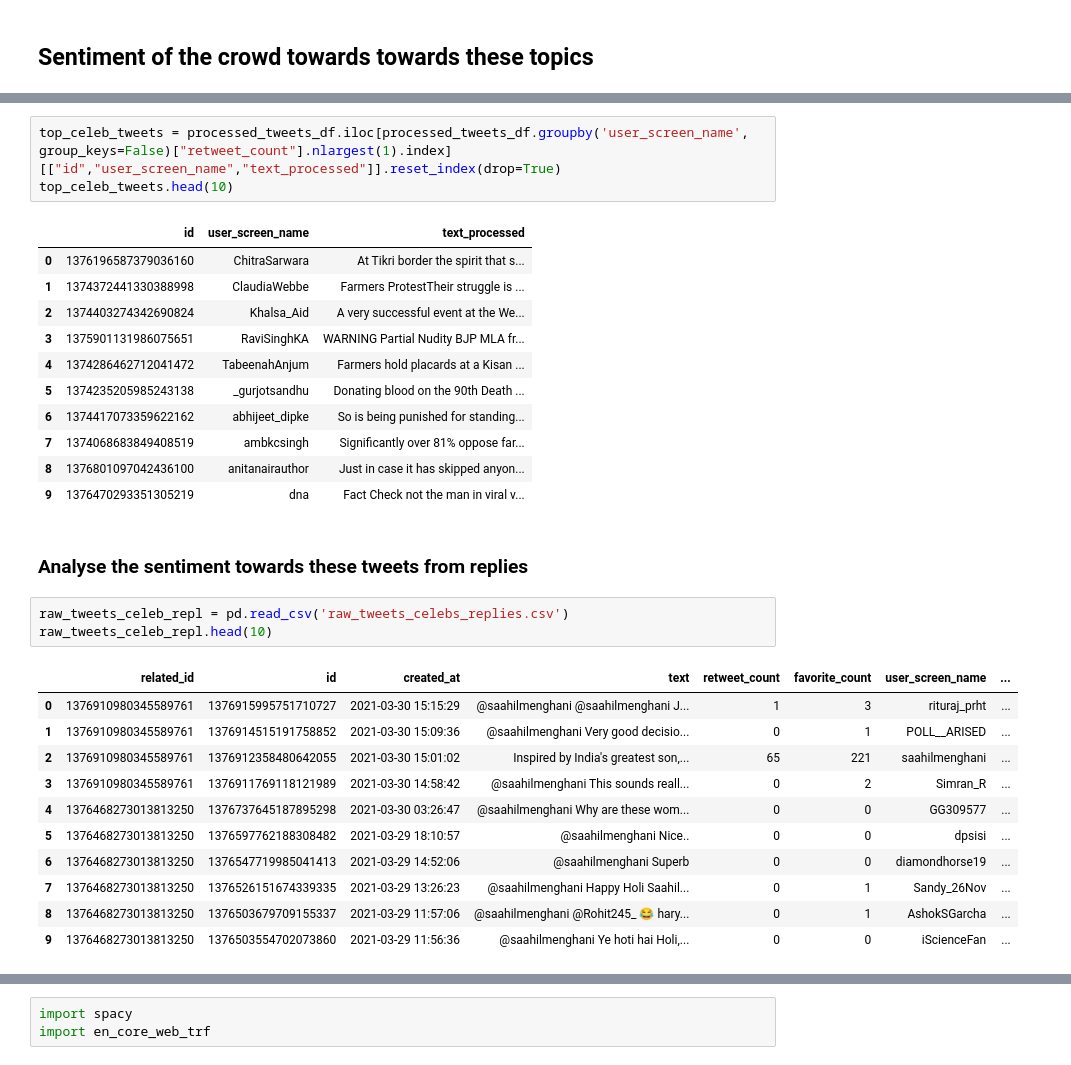
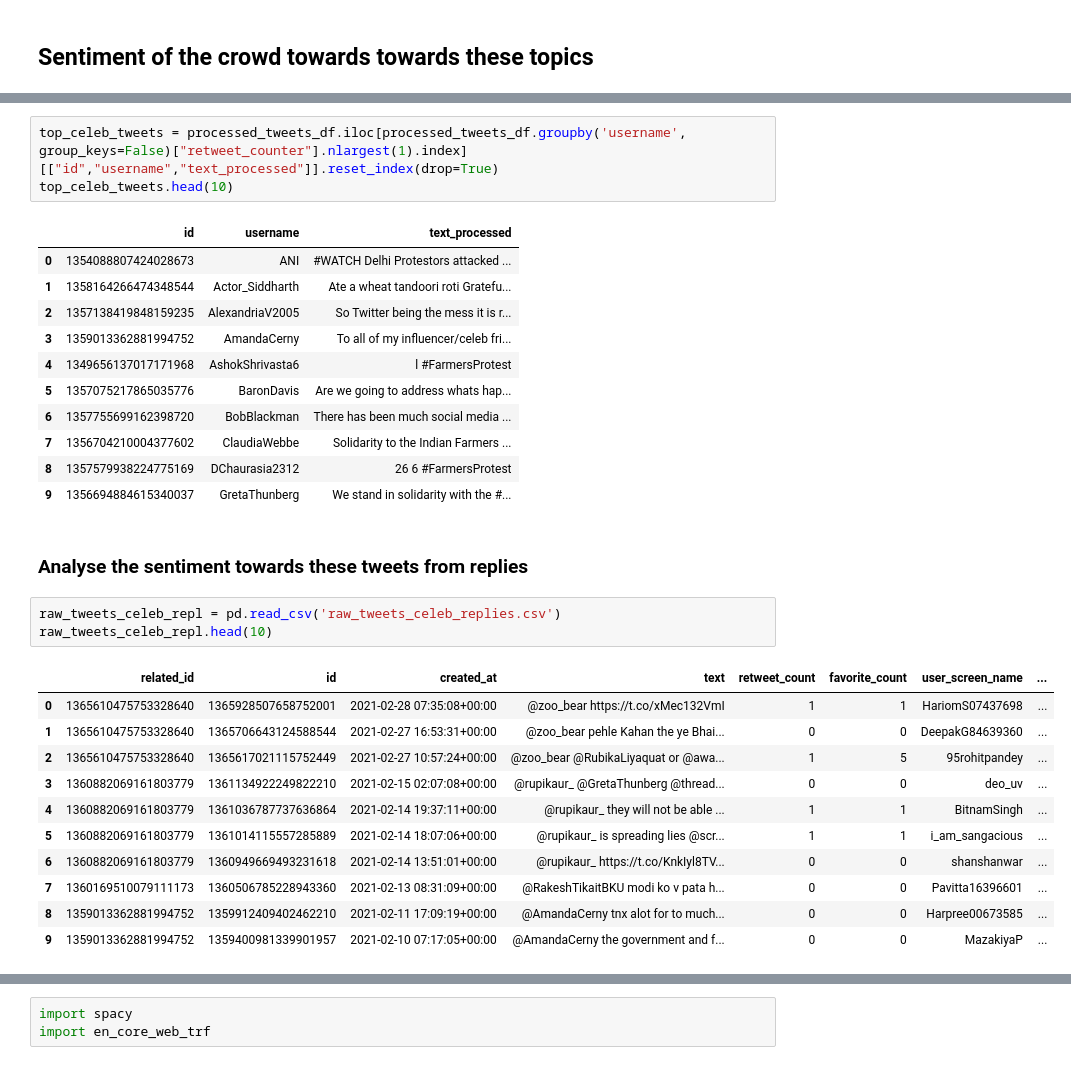
Before and after one commit to RegsonDR/Social-Media-Analytics, a Jupyter notebook: src/main.ipynb, the cells around one changed output, grey strips where cells are left out. Drawn from its saved outputs; the diff is of its cells as text.

```diff
--- a/src/main.ipynb
+++ b/src/main.ipynb
@@ -782,35 +770,35 @@ Name: text_processed, dtype: object
 # %%
-top_celeb_tweets = processed_tweets_df.iloc[processed_tweets_df.groupby('user_screen_name', group_keys=False)["retweet_count"].nlargest(1).index][["id","user_screen_name","text_processed"]].reset_index(drop=True)
+top_celeb_tweets = processed_tweets_df.iloc[processed_tweets_df.groupby('username', group_keys=False)["retweet_counter"].nlargest(1).index][["id","username","text_processed"]].reset_index(drop=True)
 top_celeb_tweets.head(10)
 # %% [output]
-|  | id | user_screen_name | text_processed |
-| 0 | 1376196587379036160 | ChitraSarwara | At Tikri border the spirit that s... |
-| 1 | 1374372441330388998 | ClaudiaWebbe | Farmers ProtestTheir struggle is ... |
-| 2 | 1374403274342690824 | Khalsa_Aid | A very successful event at the We... |
-| 3 | 1375901131986075651 | RaviSinghKA | WARNING Partial Nudity BJP MLA fr... |
-| 4 | 1374286462712041472 | TabeenahAnjum | Farmers hold placards at a Kisan ... |
-| 5 | 1374235205985243138 | _gurjotsandhu | Donating blood on the 90th Death ... |
-| 6 | 1374417073359622162 | abhijeet_dipke | So is being punished for standing... |
-| 7 | 1374068683849408519 | ambkcsingh | Significantly over 81% oppose far... |
-| 8 | 1376801097042436100 | anitanairauthor | Just in case it has skipped anyon... |
-| 9 | 1376470293351305219 | dna | Fact Check not the man in viral v... |
+|  | id | username | text_processed |
+| 0 | 1354088807424028673 | ANI | #WATCH Delhi Protestors attacked ... |
+| 1 | 1358164266474348544 | Actor_Siddharth | Ate a wheat tandoori roti Gratefu... |
+| 2 | 1357138419848159235 | AlexandriaV2005 | So Twitter being the mess it is r... |
+| 3 | 1359013362881994752 | AmandaCerny | To all of my influencer/celeb fri... |
+| 4 | 1349656137017171968 | AshokShrivasta6 | l #FarmersProtest |
+| 5 | 1357075217865035776 | BaronDavis | Are we going to address whats hap... |
+| 6 | 1357755699162398720 | BobBlackman | There has been much social media ... |
+| 7 | 1356704210004377602 | ClaudiaWebbe | Solidarity to the Indian Farmers ... |
+| 8 | 1357579938224775169 | DChaurasia2312 | 26 6 #FarmersProtest |
+| 9 | 1356694884615340037 | GretaThunberg | We stand in solidarity with the #... |
 # %% [markdown]
 ### Analyse the sentiment towards these tweets from replies
 # %%
-raw_tweets_celeb_repl = pd.read_csv('raw_tweets_celebs_replies.csv')
+raw_tweets_celeb_repl = pd.read_csv('raw_tweets_celeb_replies.csv')
 raw_tweets_celeb_repl.head(10)
 # %% [output]
 |  | related_id | id | created_at | text | retweet_count | favorite_count | user_screen_name | ... |
-| 0 | 1376910980345589761 | 1376915995751710727 | 2021-03-30 15:15:29 | @saahilmenghani @saahilmenghani J... | 1 | 3 | rituraj_prht | ... |
-| 1 | 1376910980345589761 | 1376914515191758852 | 2021-03-30 15:09:36 | @saahilmenghani Very good decisio... | 0 | 1 | POLL__ARISED | ... |
-| 2 | 1376910980345589761 | 1376912358480642055 | 2021-03-30 15:01:02 | Inspired by India's greatest son,... | 65 | 221 | saahilmenghani | ... |
-| 3 | 1376910980345589761 | 1376911769118121989 | 2021-03-30 14:58:42 | @saahilmenghani This sounds reall... | 0 | 2 | Simran_R | ... |
-| 4 | 1376468273013813250 | 1376737645187895298 | 2021-03-30 03:26:47 | @saahilmenghani Why are these wom... | 0 | 0 | GG309577 | ... |
-| 5 | 1376468273013813250 | 1376597762188308482 | 2021-03-29 18:10:57 | @saahilmenghani Nice.. | 0 | 0 | dpsisi | ... |
-| 6 | 1376468273013813250 | 1376547719985041413 | 2021-03-29 14:52:06 | @saahilmenghani Superb | 0 | 0 | diamondhorse19 | ... |
-| 7 | 1376468273013813250 | 1376526151674339335 | 2021-03-29 13:26:23 | @saahilmenghani Happy Holi Saahil... | 0 | 1 | Sandy_26Nov | ... |
-| 8 | 1376468273013813250 | 1376503679709155337 | 2021-03-29 11:57:06 | @saahilmenghani @Rohit245_ 😂 hary... | 0 | 1 | AshokSGarcha | ... |
-| 9 | 1376468273013813250 | 1376503554702073860 | 2021-03-29 11:56:36 | @saahilmenghani Ye hoti hai Holi,... | 0 | 0 | iScienceFan | ... |
+| 0 | 1365610475753328640 | 1365928507658752001 | 2021-02-28 07:35:08+00:00 | @zoo_bear https://t.co/xMec132VmI | 1 | 1 | HariomS07437698 | ... |
+| 1 | 1365610475753328640 | 1365706643124588544 | 2021-02-27 16:53:31+00:00 | @zoo_bear pehle Kahan the ye Bhai... | 0 | 0 | DeepakG84639360 | ... |
+| 2 | 1365610475753328640 | 1365617021115752449 | 2021-02-27 10:57:24+00:00 | @zoo_bear @RubikaLiyaquat or @awa... | 1 | 5 | 95rohitpandey | ... |
+| 3 | 1360882069161803779 | 1361134922249822210 | 2021-02-15 02:07:08+00:00 | @rupikaur_ @GretaThunberg @thread... | 0 | 0 | deo_uv | ... |
+| 4 | 1360882069161803779 | 1361036787737636864 | 2021-02-14 19:37:11+00:00 | @rupikaur_ they will not be able ... | 1 | 1 | BitnamSingh | ... |
+| 5 | 1360882069161803779 | 1361014115557285889 | 2021-02-14 18:07:06+00:00 | @rupikaur_ is spreading lies @scr... | 1 | 1 | i_am_sangacious | ... |
+| 6 | 1360882069161803779 | 1360949669493231618 | 2021-02-14 13:51:01+00:00 | @rupikaur_ https://t.co/KnkIyl8TV... | 0 | 0 | shanshanwar | ... |
+| 7 | 1360169510079111173 | 1360506785228943360 | 2021-02-13 08:31:09+00:00 | @RakeshTikaitBKU modi ko v pata h... | 0 | 0 | Pavitta16396601 | ... |
+| 8 | 1359013362881994752 | 1359912409402462210 | 2021-02-11 17:09:19+00:00 | @AmandaCerny tnx alot for to much... | 0 | 0 | Harpree00673585 | ... |
+| 9 | 1359013362881994752 | 1359400981339901957 | 2021-02-10 07:17:05+00:00 | @AmandaCerny the government and f... | 0 | 0 | MazakiyaP | ... |
 # %%
 tweets_df = raw_tweets_celeb_repl.copy()
 tweets_df['text_processed'] = raw_tweets_celeb_repl['text']
```
Also changed, not shown: parts of 21 cells of this notebook, 10 other files.
